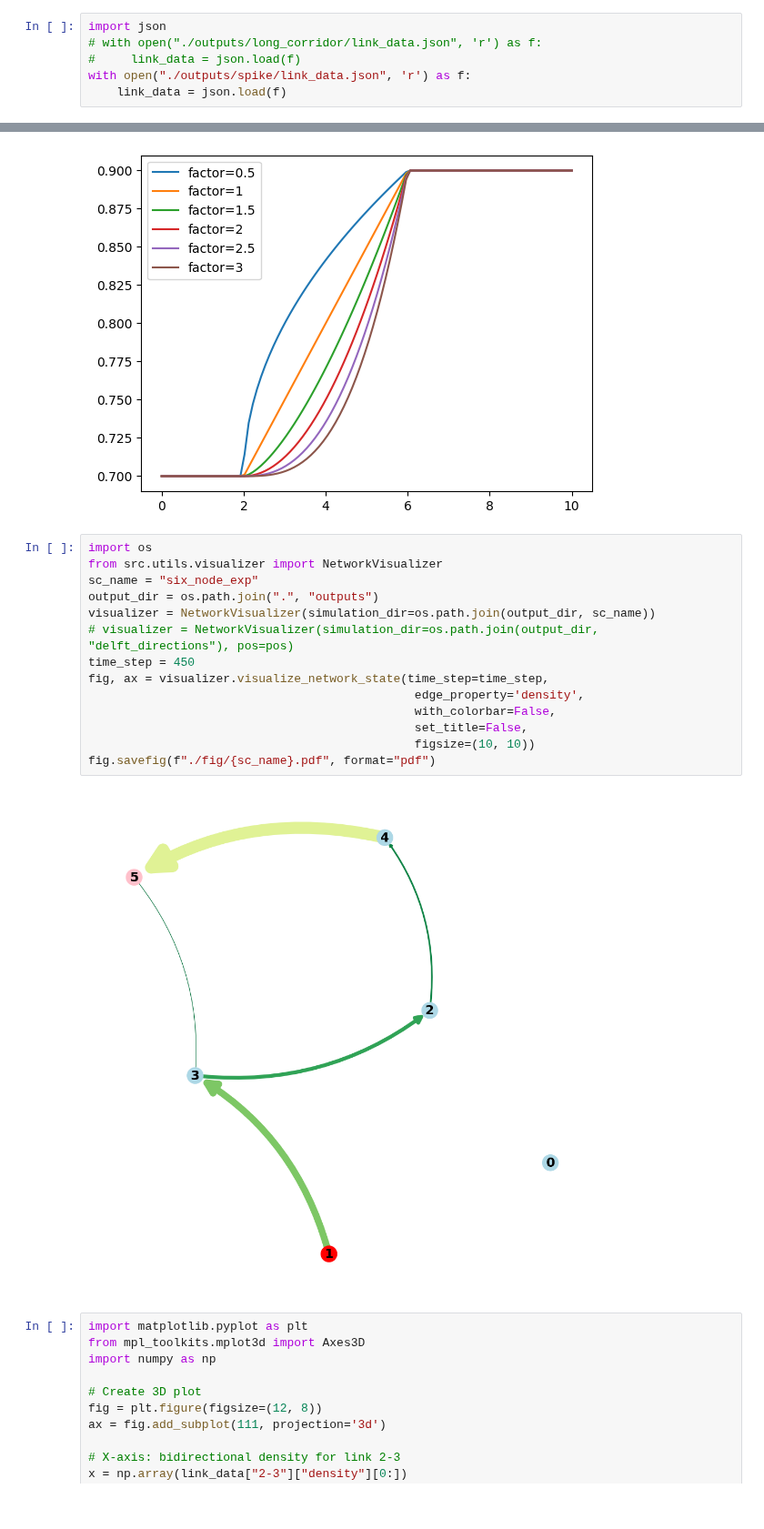
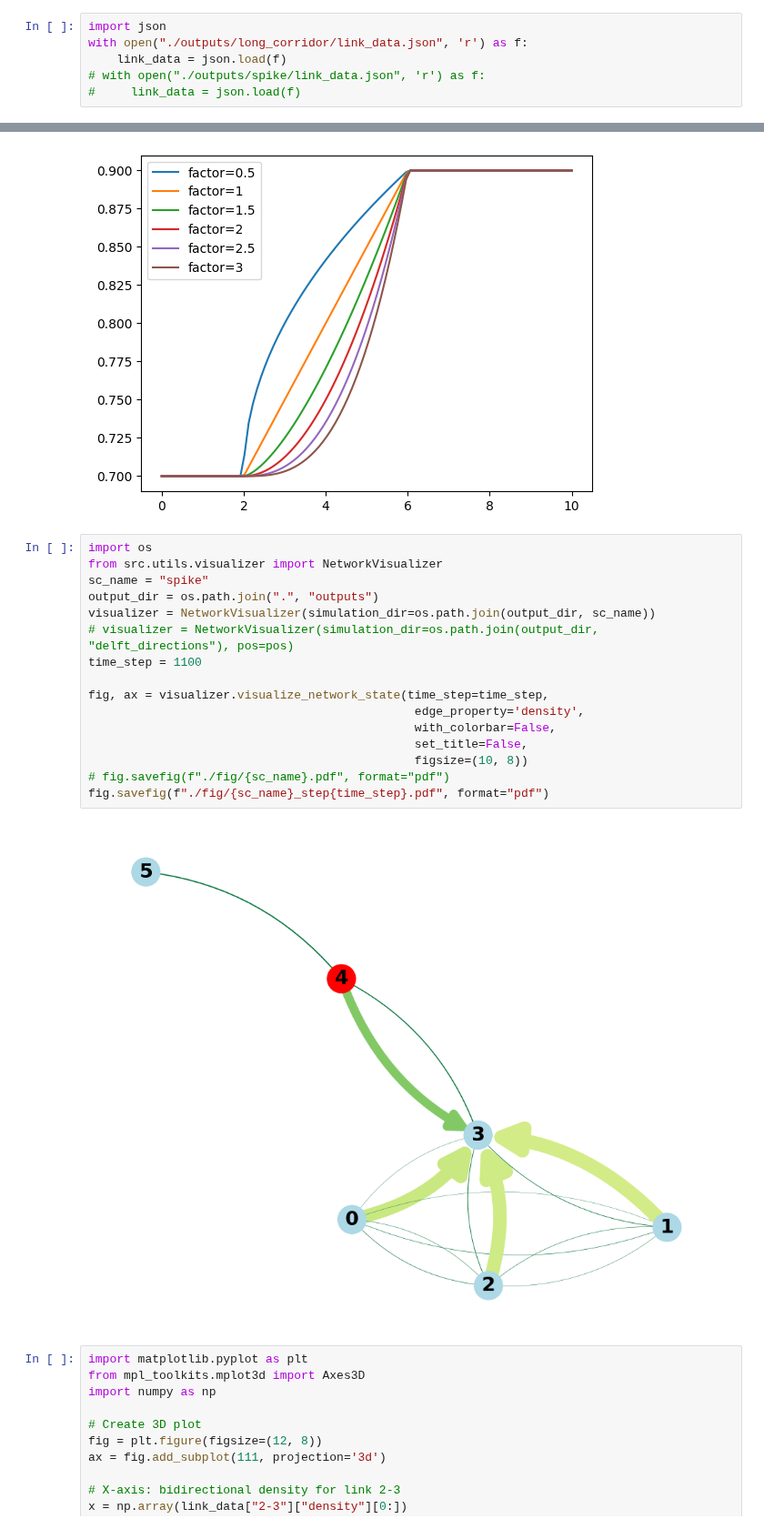
Before and after one commit to WaimenMak/PedNStream, a Jupyter notebook: draft.ipynb, the cells around one changed output, grey strips where cells are left out. Shown at 91% size. Drawn from its saved outputs; the diff is of its cells as text.

Commit message:
update marker on visualization

```diff
--- a/draft.ipynb
+++ b/draft.ipynb
@@ -557,10 +557,10 @@ plt.show()
 [figure]
 # %%
 import json
-# with open("./outputs/long_corridor/link_data.json", 'r') as f:
+with open("./outputs/long_corridor/link_data.json", 'r') as f:
+    link_data = json.load(f)
+# with open("./outputs/spike/link_data.json", 'r') as f:
 #     link_data = json.load(f)
-with open("./outputs/spike/link_data.json", 'r') as f:
-    link_data = json.load(f)
 # %%
 np.cumsum(np.array(link_data["4-5"]["inflow"]))[-1],np.cumsum(np.array(link_data["4-5"]["outflow"]))[-1]
 # %% [output]
@@ -714,19 +718,21 @@ plt.show()
 # %%
 import os
 from src.utils.visualizer import NetworkVisualizer
-sc_name = "six_node_exp"
+sc_name = "spike"
 output_dir = os.path.join(".", "outputs")
 visualizer = NetworkVisualizer(simulation_dir=os.path.join(output_dir, sc_name))
 # visualizer = NetworkVisualizer(simulation_dir=os.path.join(output_dir, "delft_directions"), pos=pos)
-time_step = 450
+time_step = 1100
+
 fig, ax = visualizer.visualize_network_state(time_step=time_step,
                                               edge_property='density',
                                               with_colorbar=False,
                                               set_title=False,
-                                              figsize=(10, 10))
-fig.savefig(f"./fig/{sc_name}.pdf", format="pdf")
+                                              figsize=(10, 8))
+# fig.savefig(f"./fig/{sc_name}.pdf", format="pdf")
+fig.savefig(f"./fig/{sc_name}_step{time_step}.pdf", format="pdf")
 # %% [output]
-[figure, old version]
+[figure, new version]
 # %%
 import matplotlib.pyplot as plt
 from mpl_toolkits.mplot3d import Axes3D
```
Also changed, not shown: parts of 3 cells of this notebook, 5 other files.
